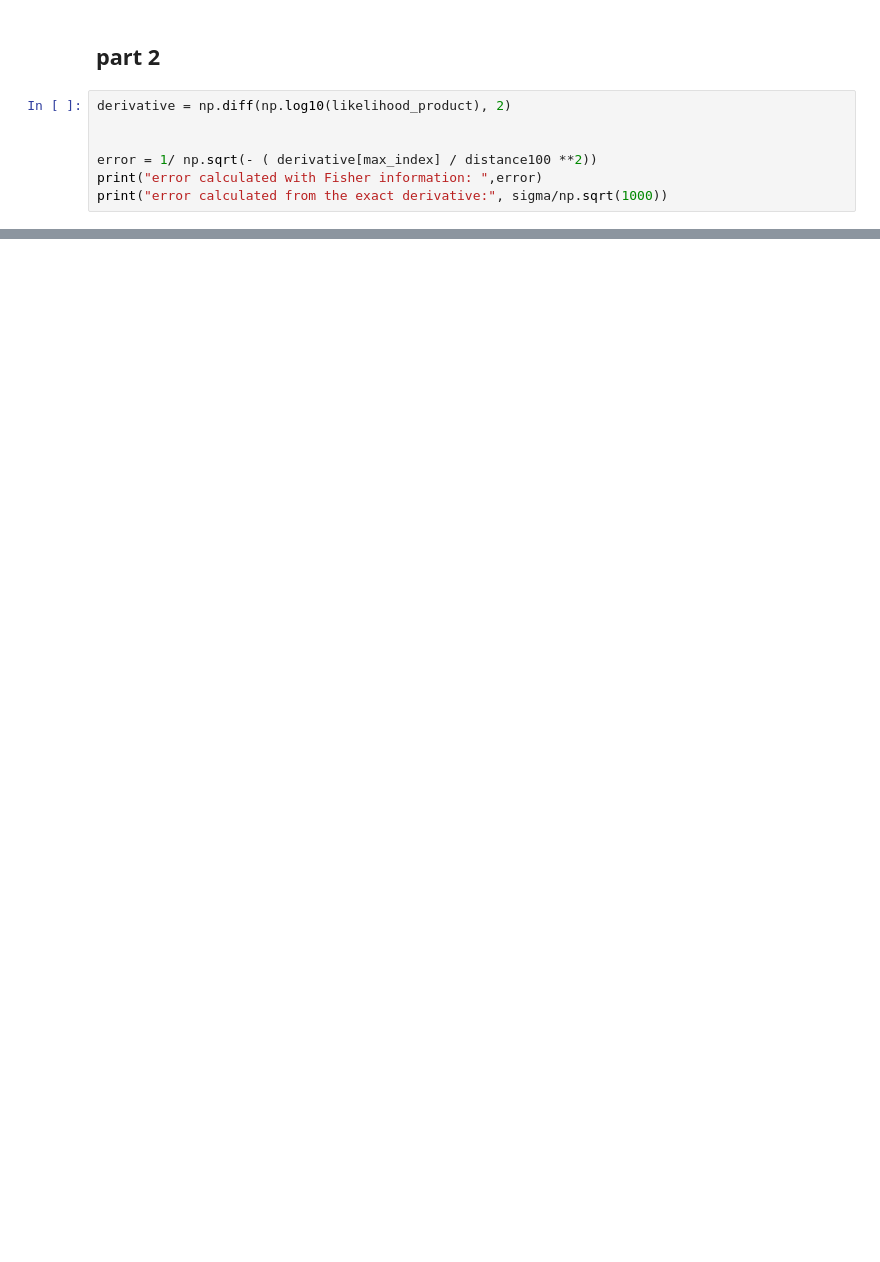
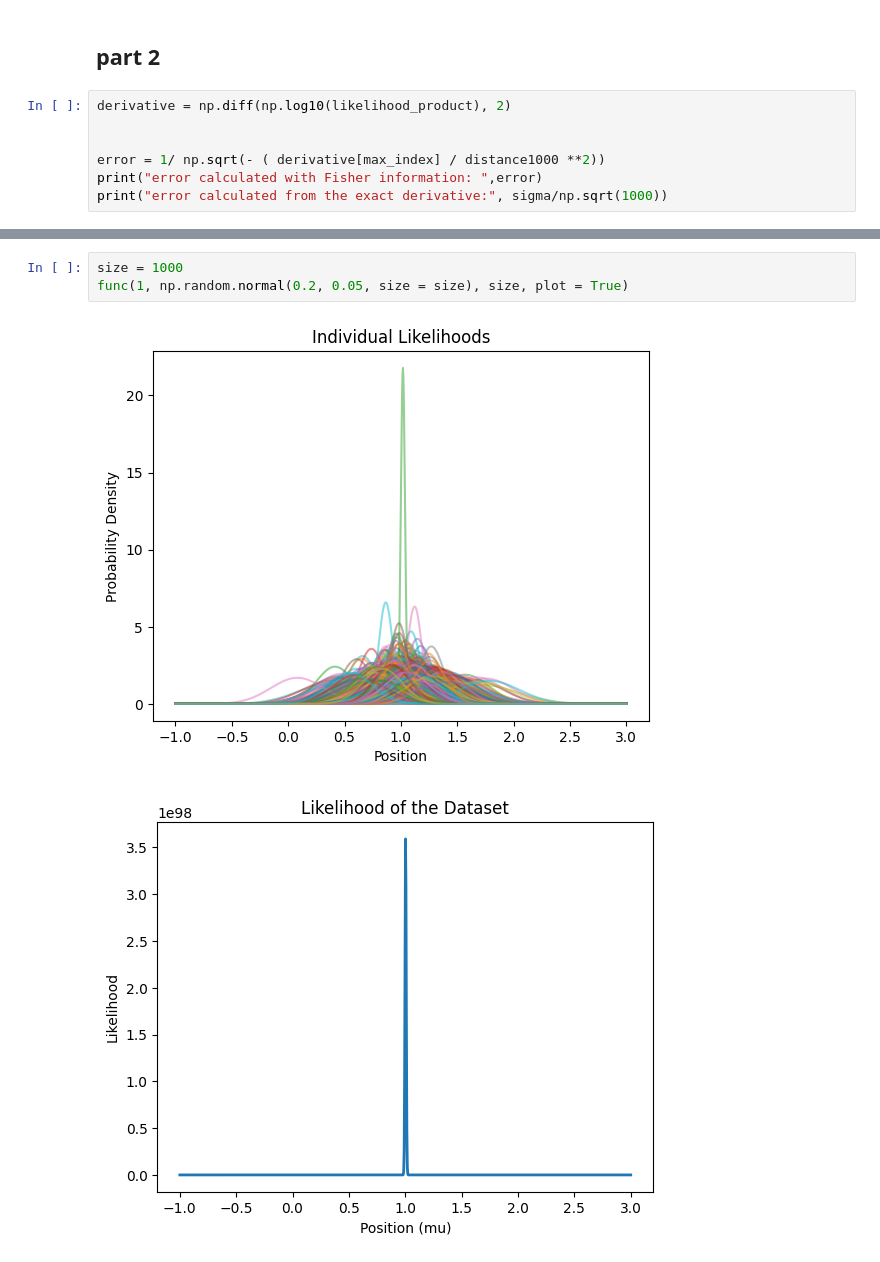
Before and after one commit to Matti-z/astrostatistics_bicocca_2026, a Jupyter notebook: working/fifth.ipynb, the cells around one changed output, grey strips where cells are left out. Saved outputs shown, nothing was run; the diff lists cells and outputs as text; blank space fills up the shorter version.

```diff
--- a/working/fifth.ipynb
+++ b/working/fifth.ipynb
@@ -189,7 +195,7 @@ distance between values: 0.0005087379464385755
 derivative = np.diff(np.log10(likelihood_product), 2)
 
 
-error = 1/ np.sqrt(- ( derivative[max_index] / distance100 **2))
+error = 1/ np.sqrt(- ( derivative[max_index] / distance1000 **2))
 print("error calculated with Fisher information: ",error)
 print("error calculated from the exact derivative:", sigma/np.sqrt(1000))
 # %% [output]
@@ -197,0 +264,6 @@ error calculated from the exact derivative: 0.006324555320336759
+# %%
+size = 1000
+func(1, np.random.normal(0.2, 0.05, size = size), size, plot = True)
+# %% [output]
+[figure, added]
+[figure, added]
```
Also changed, not shown: parts of 13 cells of this notebook.
